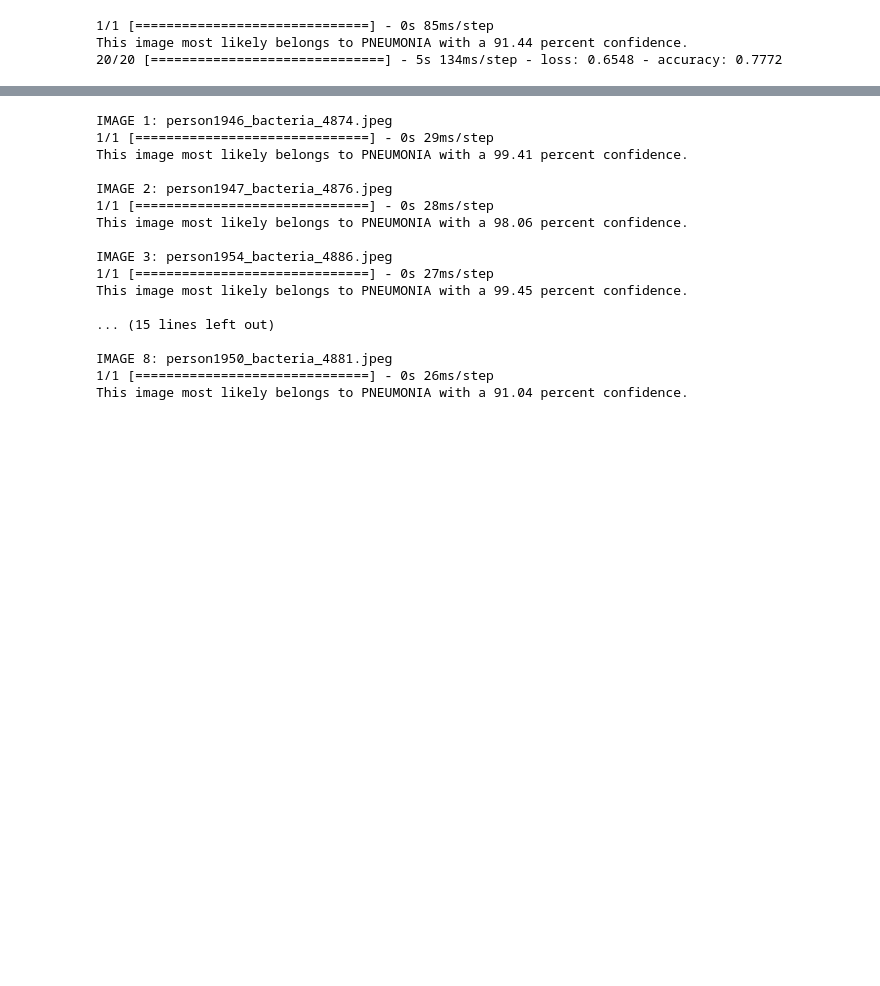
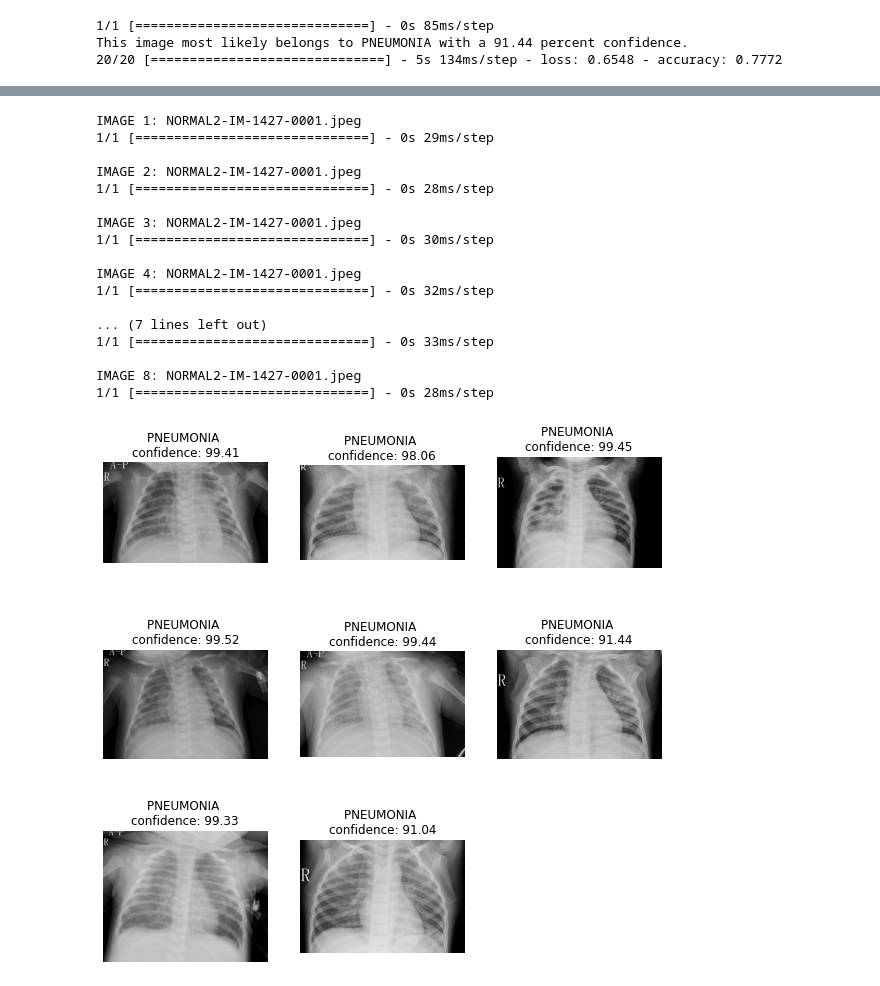
Before and after one commit to chezyio/SC1015_Project, a Jupyter notebook: SC1015_Project.ipynb, the cells around one changed output, grey strips where cells are left out. Saved outputs shown, nothing was run; the diff lists cells and outputs as text; code cells hidden in the pictures; blank space fills up the shorter version.

```diff
--- a/SC1015_Project.ipynb
+++ b/SC1015_Project.ipynb
@@ -407,36 +419,50 @@ This image most likely belongs to PNEUMONIA with a 82.53 percent confidence.
 # %%
 # Val Pneumonia Dataset
 pVal = [p for p in os.listdir(val + 'PNEUMONIA')]
 count = 1
-for image in pVal:
-  test_path = val + 'PNEUMONIA/' + image
+label = []
+for imagePath in pVal:
+  test_path = val + 'PNEUMONIA/' + imagePath
   print("\nIMAGE " + str(count) + ": " + image)
   img = tf.keras.utils.load_img(
     test_path, target_size=(img_height, img_width)
   )
   img_array = tf.keras.utils.img_to_array(img)
   img_array = tf.expand_dims(img_array, 0) # Create a batch
 
   predictions = model.predict(img_array)
   score = tf.nn.softmax(predictions[0])
 
-  print("This image most likely belongs to {} with a {:.2f} percent confidence.".format(class_names[np.argmax(score)], 100 * np.max(score)))
+  lbl2 = []
+  lbl2.append(class_names[np.argmax(score)])
+  lbl2.append(100 * np.max(score))
+  label.append(lbl2)
+  #print("This image most likely belongs to {} with a {:.2f} percent confidence.".format(class_names[np.argmax(score)], 100 * np.max(score)))
   count+=1
+
+plt.figure(figsize=(10,10))
+for i in range(len(nVal)):
+  loadImg = Image.open(val + 'PNEUMONIA/' + pVal[i])
+  ax = plt.subplot(3, 3, i+1)
+  plt.imshow(loadImg, cmap='gray')
+  plt.title("{} \nconfidence: {:.2f}" .format(label[i][0], label[i][1]))
+  plt.axis("off")
 # %% [output]
-IMAGE 1: person1946_bacteria_4874.jpeg
+IMAGE 1: NORMAL2-IM-1427-0001.jpeg
 1/1 [==============================] - 0s 29ms/step
-This image most likely belongs to PNEUMONIA with a 99.41 percent confidence.
 
-IMAGE 2: person1947_bacteria_4876.jpeg
+IMAGE 2: NORMAL2-IM-1427-0001.jpeg
 1/1 [==============================] - 0s 28ms/step
-This image most likely belongs to PNEUMONIA with a 98.06 percent confidence.
 
-IMAGE 3: person1954_bacteria_4886.jpeg
-1/1 [==============================] - 0s 27ms/step
-This image most likely belongs to PNEUMONIA with a 99.45 percent confidence.
+IMAGE 3: NORMAL2-IM-1427-0001.jpeg
+1/1 [==============================] - 0s 30ms/step
 
-... (15 lines left out)
+IMAGE 4: NORMAL2-IM-1427-0001.jpeg
+1/1 [==============================] - 0s 32ms/step
 
-IMAGE 8: person1950_bacteria_4881.jpeg
-1/1 [==============================] - 0s 26ms/step
-This image most likely belongs to PNEUMONIA with a 91.04 percent confidence.
+... (7 lines left out)
+1/1 [==============================] - 0s 33ms/step
+
+IMAGE 8: NORMAL2-IM-1427-0001.jpeg
+1/1 [==============================] - 0s 28ms/step
+[figure, added]
```
Also changed, not shown: parts of 3 cells of this notebook.
